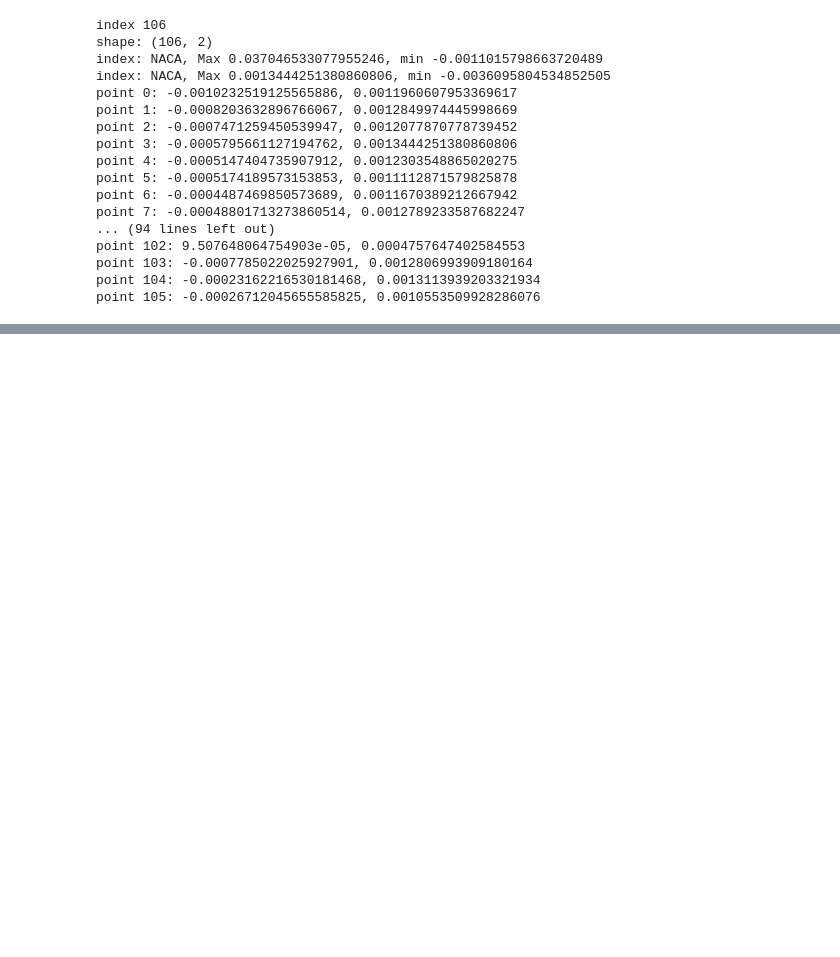
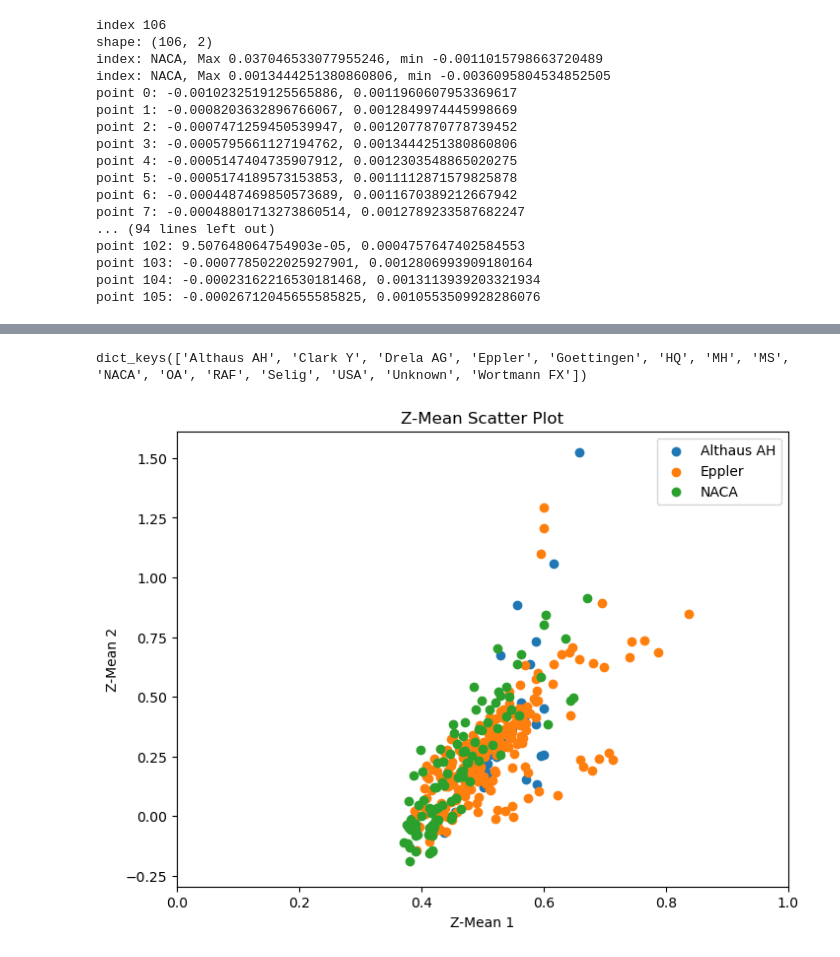
Before and after one commit to tnkm23/Airfoil-VAE, a Jupyter notebook: test01.ipynb, the cells around one changed output, grey strips where cells are left out. Cells and saved outputs as stored; diff of their text form; code cells hidden in the pictures; blank space fills up the shorter version.

```diff
--- a/test01.ipynb
+++ b/test01.ipynb
@@ -694,0 +816,56 @@ point 105: -0.00026712045655585825, 0.0010553509928286076
+# %%
+import numpy as np
+import matplotlib.pyplot as plt
+
+airfoil_data = np.load("airfoils_resampled.npy")
+airfoil_labels = np.load("airfoils_labels.npy")
+unique_labels = np.unique(airfoil_labels)
+z_mean, _, _ = vae.encoder.predict(airfoil_data, verbose=0)
+
+# z_mean を labels の値ごとにリストに分ける
+clusters = {label: [] for label in unique_labels}
+for i in range(len(airfoil_labels)):
+    clusters[airfoil_labels[i]].append(z_mean[i])
+
+clusters.keys()  # クラスタのキーを確認
+# %% [output]
+dict_keys(['Althaus AH', 'Clark Y', 'Drela AG', 'Eppler', 'Goettingen', 'HQ', 'MH', 'MS', 'NACA', 'OA', 'RAF', 'Selig', 'USA', 'Unknown', 'Wortmann FX'])
+# %%
+# 各クラスタの散布図を描画
+# 描画するクラスタだけ、リストで指定
+clusters_to_plot = [
+                    # ' Drela AG',
+                    'Althaus AH',
+                    # 'Clark Y',
+                    'Eppler',
+                    # 'Goettingen',
+                    # 'HQ',
+                    # 'MH',
+                    # 'MS',
+                    'NACA',
+                    # 'OA',
+                    # 'RAF',
+                    # 'Selig',
+                    # 'USA',
+                    # 'Unknown',
+                    # 'Wortmann FX'
+                    ]
+
+
+# clusters_to_plotを描画
+plt.figure(figsize=(8, 6))
+for cluster in clusters_to_plot:
+    points = clusters.get(cluster, [])
+    if points:  # クラスタにポイントがある場合のみ描画
+        points = np.array(points)
+        plt.scatter(points[:, 0], points[:, 1], label=f'{cluster}')
+
+
+plt.xlabel('Z-Mean 1')
+plt.ylabel('Z-Mean 2')
+plt.xlim(0,1)
+plt.title('Z-Mean Scatter Plot')
+plt.legend()
+plt.show()
+# %% [output]
+[figure, added]
```
Also changed, not shown: parts of 2 cells of this notebook.
